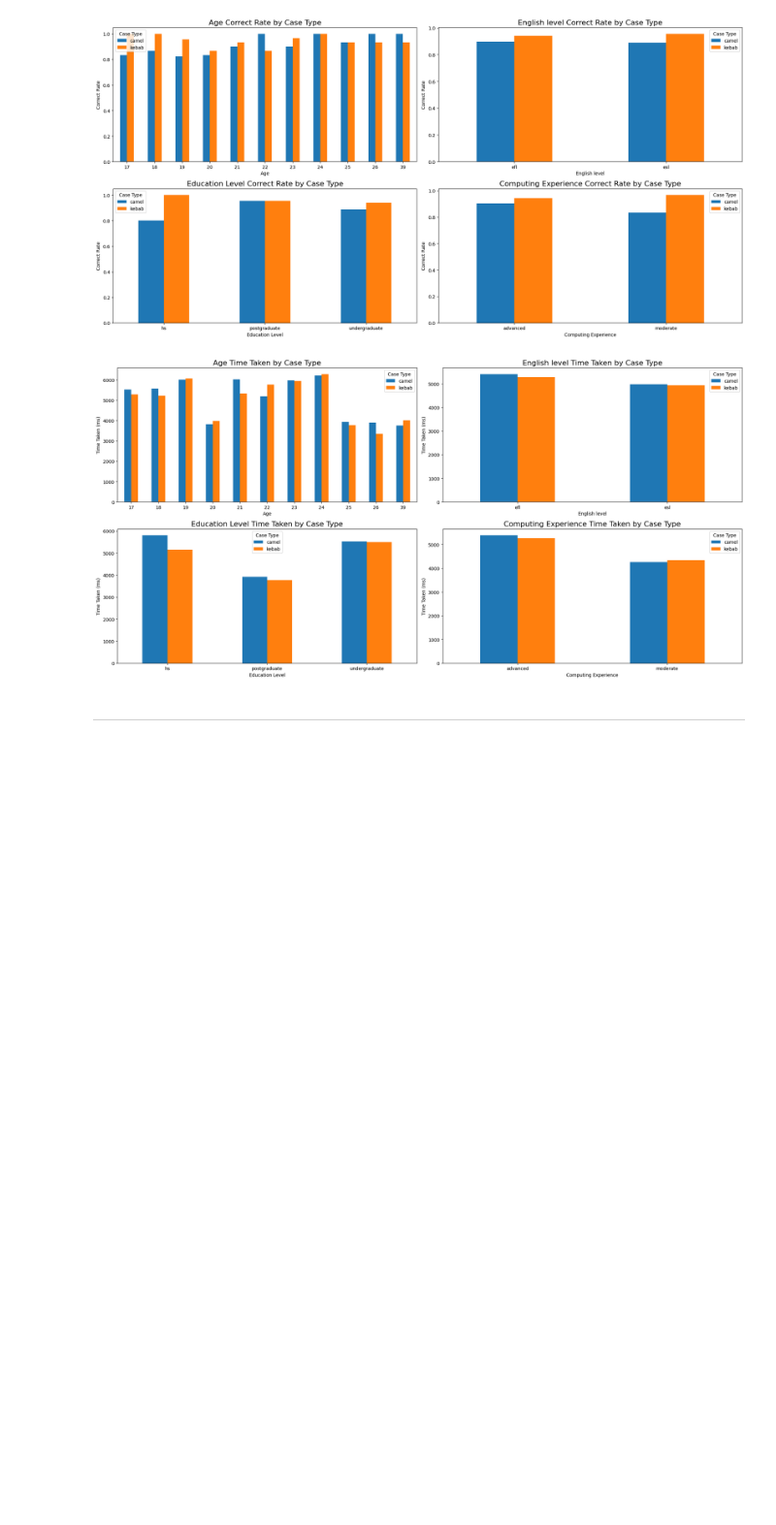
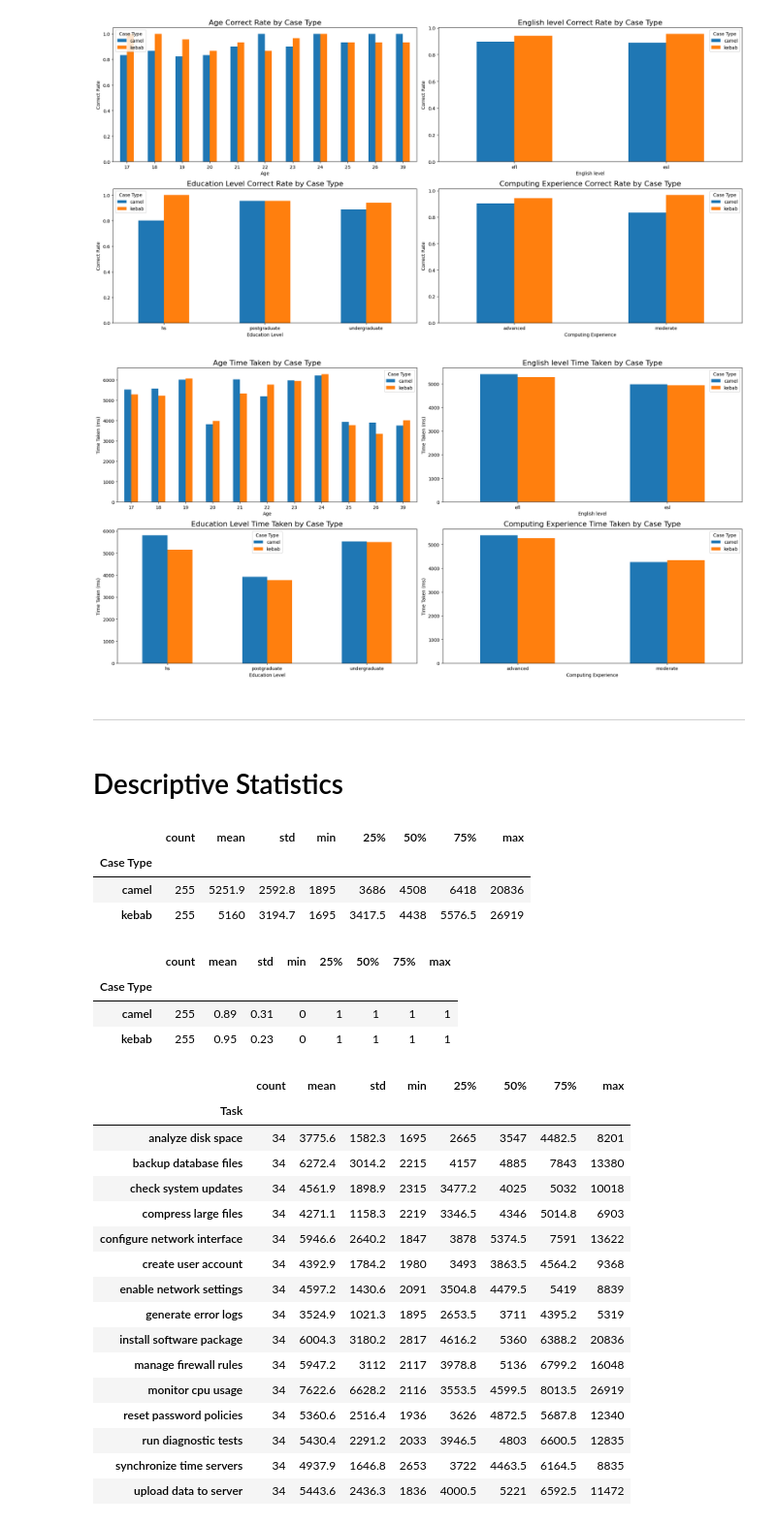
Before and after one commit to bilinni/Experiment-2-CamelCase-Vs-KebabCase, a Jupyter notebook: exploring/main.ipynb, the cells around one changed output. Shown at 97% size. Saved outputs shown, nothing was run; the diff lists cells and outputs as text; code cells hidden in the pictures; blank space fills up the shorter version.

Commit message:
Descriptive Statistics

```diff
--- a/exploring/main.ipynb
+++ b/exploring/main.ipynb
@@ -313,3 +313,45 @@ plt.show()
 [figure]
 # %% [markdown]
 ---
+# %% [markdown]
+# Descriptive Statistics
+# %%
+def format_discriptive(data):
+  return data.map(lambda y: f'{y:.1f}' if y > 999 else f'{y:.2f}').map(lambda y: y.rstrip('0').rstrip('.') if '.' in y else y)
+# %%
+# Desciptive statistics for time taken
+format_discriptive(df.groupby('Case Type')['Time Taken (ms)'].describe())
+# %% [output]
+|  | count | mean | std | min | 25% | 50% | 75% | max |
+| Case Type |  |  |  |  |  |  |  |  |
+| camel | 255 | 5251.9 | 2592.8 | 1895 | 3686 | 4508 | 6418 | 20836 |
+| kebab | 255 | 5160 | 3194.7 | 1695 | 3417.5 | 4438 | 5576.5 | 26919 |
+# %%
+# Desciptive statistics for correct rate
+format_discriptive(df.groupby('Case Type')['Correct'].describe())
+# %% [output]
+|  | count | mean | std | min | 25% | 50% | 75% | max |
+| Case Type |  |  |  |  |  |  |  |  |
+| camel | 255 | 0.89 | 0.31 | 0 | 1 | 1 | 1 | 1 |
+| kebab | 255 | 0.95 | 0.23 | 0 | 1 | 1 | 1 | 1 |
+# %%
+# Desciptive statistics for time taken for each task
+format_discriptive(df.groupby('Task')['Time Taken (ms)'].describe())
+# %% [output]
+|  | count | mean | std | min | 25% | 50% | 75% | max |
+| Task |  |  |  |  |  |  |  |  |
+| analyze disk space | 34 | 3775.6 | 1582.3 | 1695 | 2665 | 3547 | 4482.5 | 8201 |
+| backup database files | 34 | 6272.4 | 3014.2 | 2215 | 4157 | 4885 | 7843 | 13380 |
+| check system updates | 34 | 4561.9 | 1898.9 | 2315 | 3477.2 | 4025 | 5032 | 10018 |
+| compress large files | 34 | 4271.1 | 1158.3 | 2219 | 3346.5 | 4346 | 5014.8 | 6903 |
+| configure network interface | 34 | 5946.6 | 2640.2 | 1847 | 3878 | 5374.5 | 7591 | 13622 |
+| create user account | 34 | 4392.9 | 1784.2 | 1980 | 3493 | 3863.5 | 4564.2 | 9368 |
+| enable network settings | 34 | 4597.2 | 1430.6 | 2091 | 3504.8 | 4479.5 | 5419 | 8839 |
+| generate error logs | 34 | 3524.9 | 1021.3 | 1895 | 2653.5 | 3711 | 4395.2 | 5319 |
+| install software package | 34 | 6004.3 | 3180.2 | 2817 | 4616.2 | 5360 | 6388.2 | 20836 |
+| manage firewall rules | 34 | 5947.2 | 3112 | 2117 | 3978.8 | 5136 | 6799.2 | 16048 |
+| monitor cpu usage | 34 | 7622.6 | 6628.2 | 2116 | 3553.5 | 4599.5 | 8013.5 | 26919 |
+| reset password policies | 34 | 5360.6 | 2516.4 | 1936 | 3626 | 4872.5 | 5687.8 | 12340 |
+| run diagnostic tests | 34 | 5430.4 | 2291.2 | 2033 | 3946.5 | 4803 | 6600.5 | 12835 |
+| synchronize time servers | 34 | 4937.9 | 1646.8 | 2653 | 3722 | 4463.5 | 6164.5 | 8835 |
+| upload data to server | 34 | 5443.6 | 2436.3 | 1836 | 4000.5 | 5221 | 6592.5 | 11472 |
```
Also changed, not shown: parts of 6 cells of this notebook.
